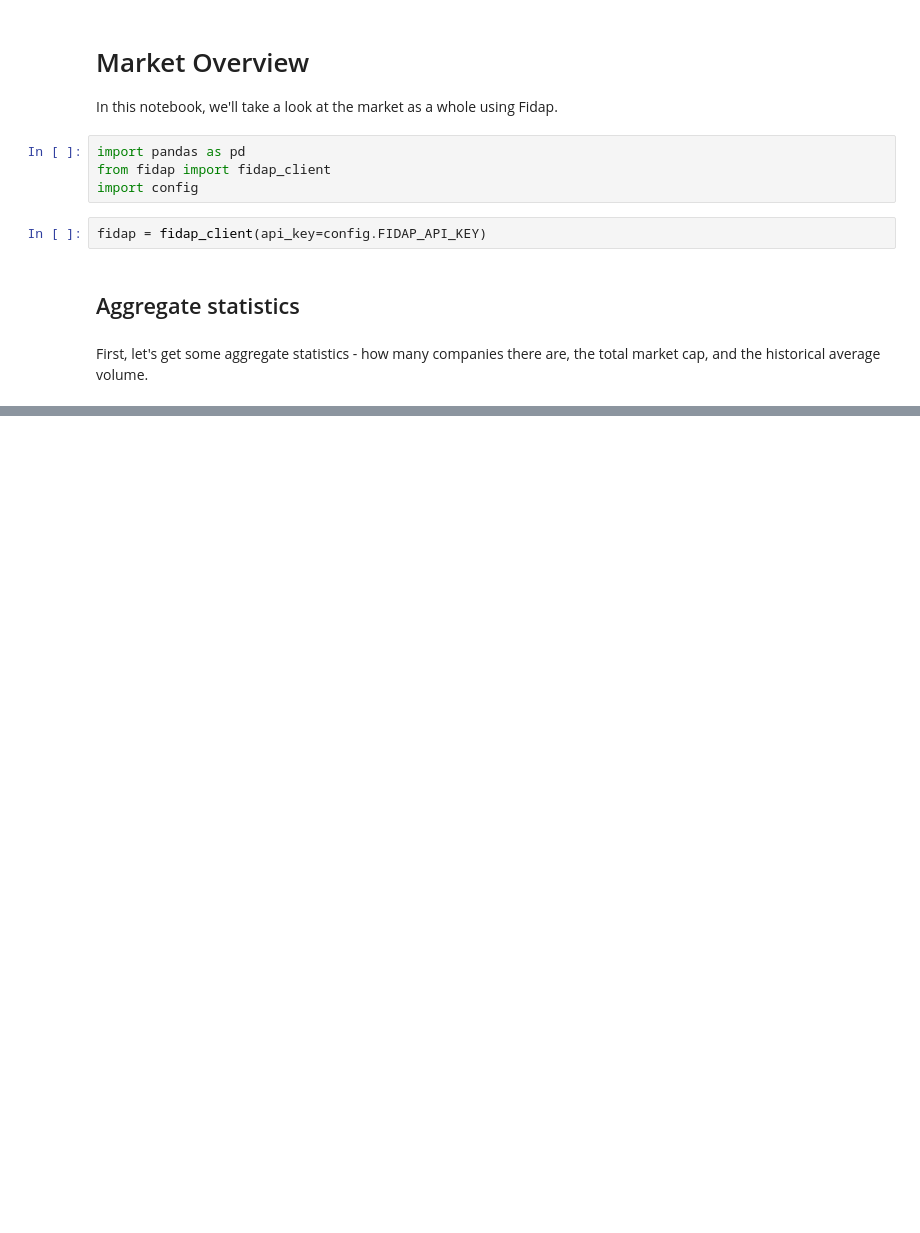
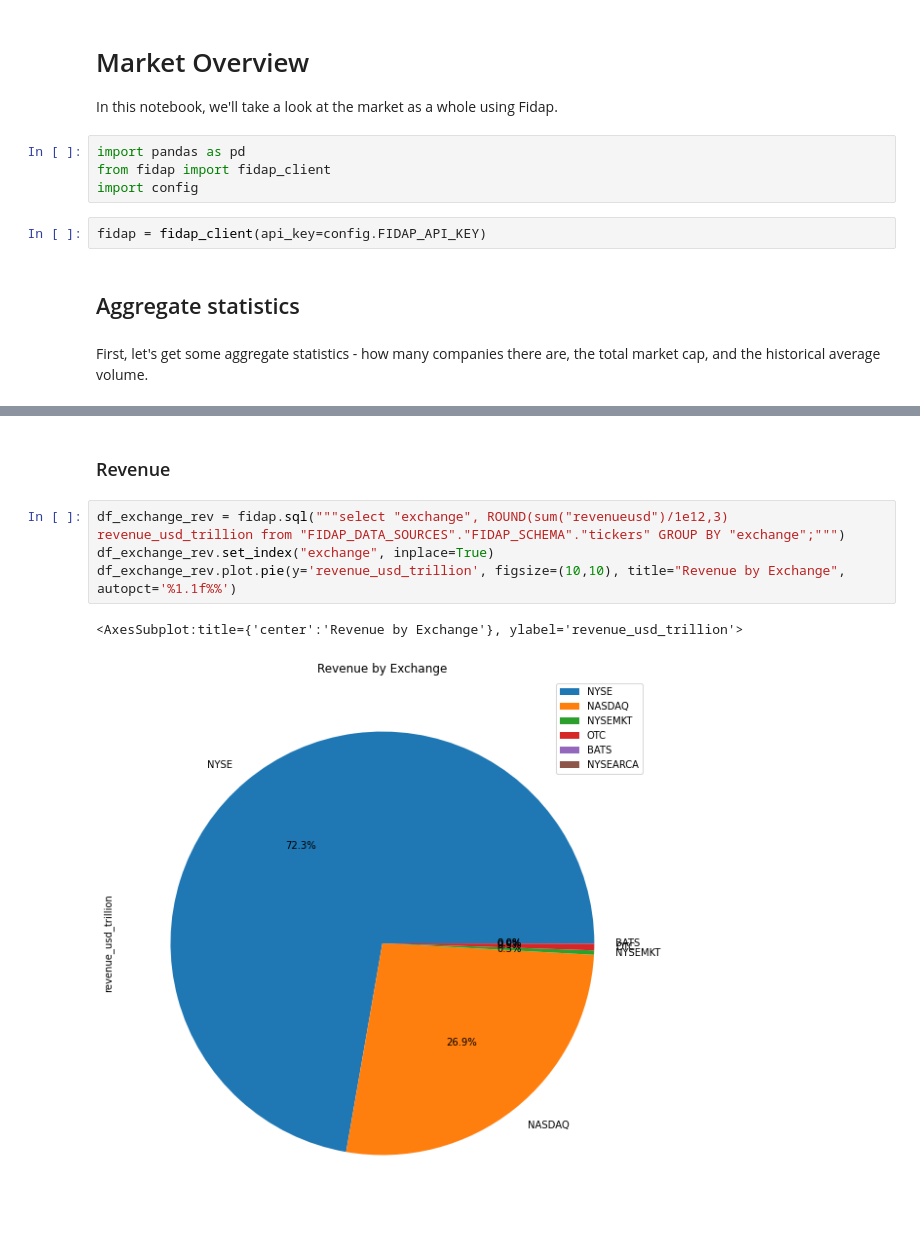
Before and after one commit to fidapco/notebooks, a Jupyter notebook: market_overview.ipynb, the cells around one changed output, grey strips where cells are left out. Drawn from its saved outputs; the diff is of its cells as text; blank space fills up the shorter version.

```diff
--- a/market_overview.ipynb
+++ b/market_overview.ipynb
@@ -41,0 +57,9 @@ fidap.sql('select ticker, name, marketcap from tickers where marketcap > 0 order
+# %% [markdown]
+### Revenue
+# %%
+df_exchange_rev = fidap.sql("""select "exchange", ROUND(sum("revenueusd")/1e12,3) revenue_usd_trillion from "FIDAP_DATA_SOURCES"."FIDAP_SCHEMA"."tickers" GROUP BY "exchange";""")
+df_exchange_rev.set_index("exchange", inplace=True)
+df_exchange_rev.plot.pie(y='revenue_usd_trillion', figsize=(10,10), title="Revenue by Exchange", autopct='%1.1f%%')
+# %% [output]
+<AxesSubplot:title={'center':'Revenue by Exchange'}, ylabel='revenue_usd_trillion'>
+[figure, added]
```
Also changed, not shown: parts of 17 cells of this notebook.
